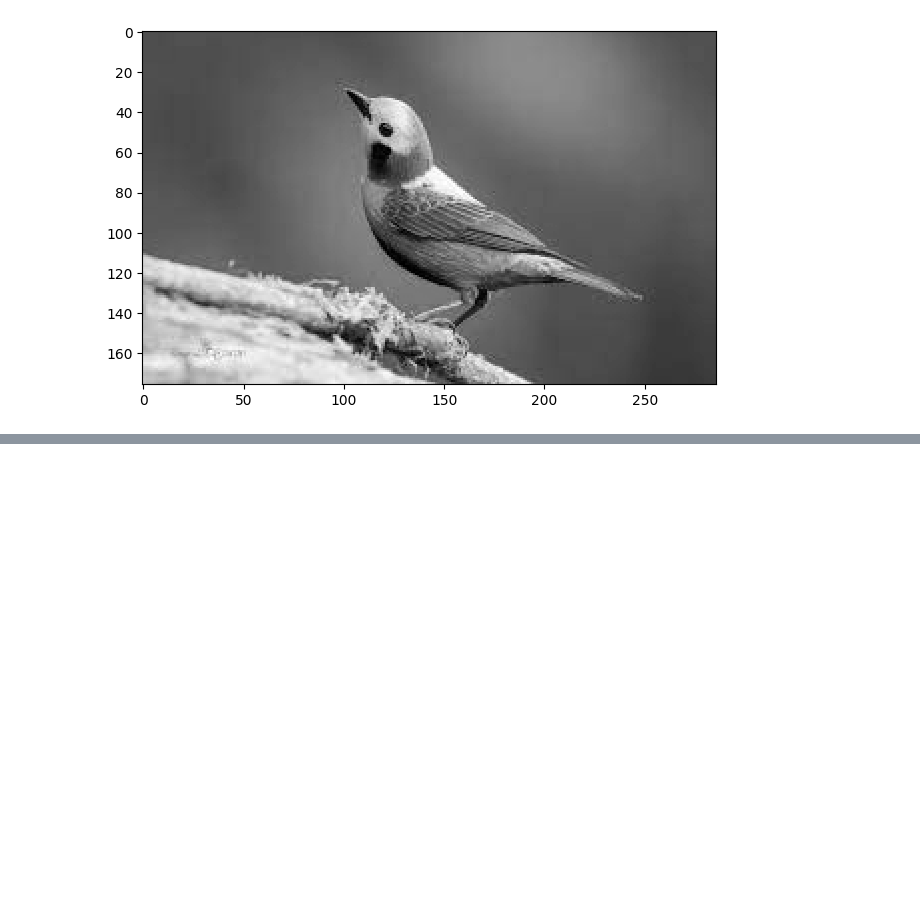
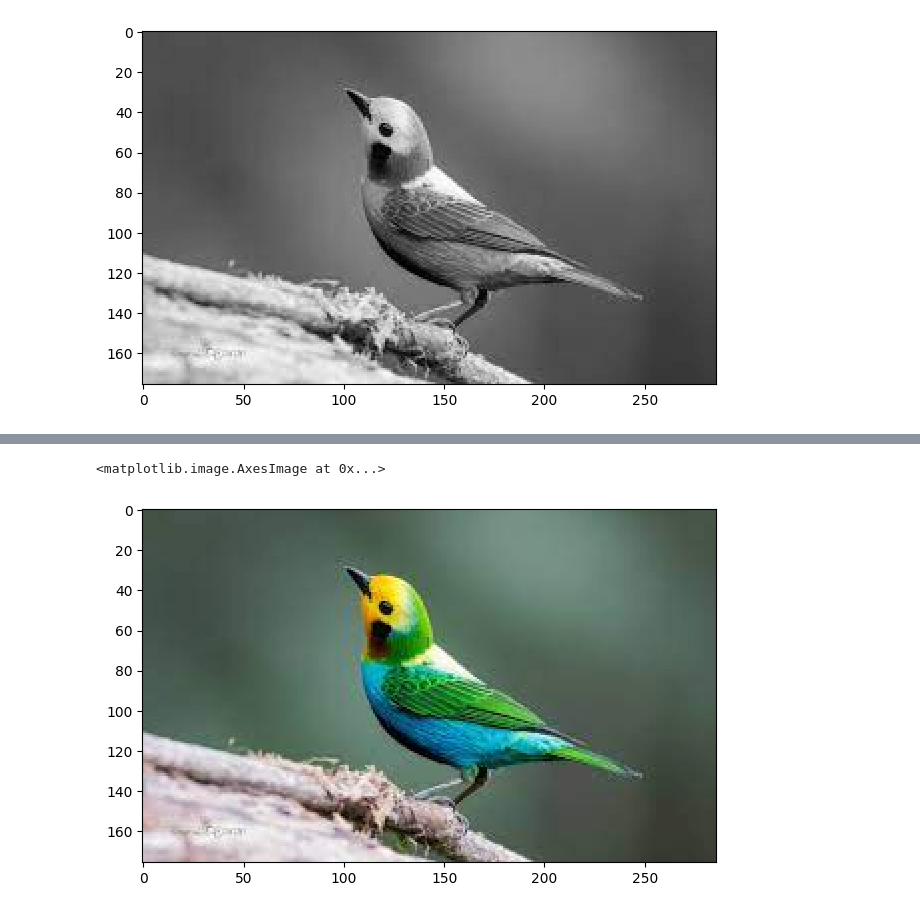
Before and after one commit to raihan-ahmed-dip/MLDS_1020, a Jupyter notebook: Image_Processing/image_processing.ipynb, the cells around one changed output, grey strips where cells are left out. Drawn from its saved outputs; the diff is of its cells as text; code cells hidden in the pictures; blank space fills up the shorter version.

```diff
--- a/Image_Processing/image_processing.ipynb
+++ b/Image_Processing/image_processing.ipynb
@@ -84,0 +122,6 @@ io.imshow(image)
+# %%
+rgb_img = color.hsv2rgb(hsv_img)
+io.imshow(rgb_img)
+# %% [output]
+<matplotlib.image.AxesImage at 0x...>
+[figure, added]
```
Also changed, not shown: parts of 22 cells of this notebook.
